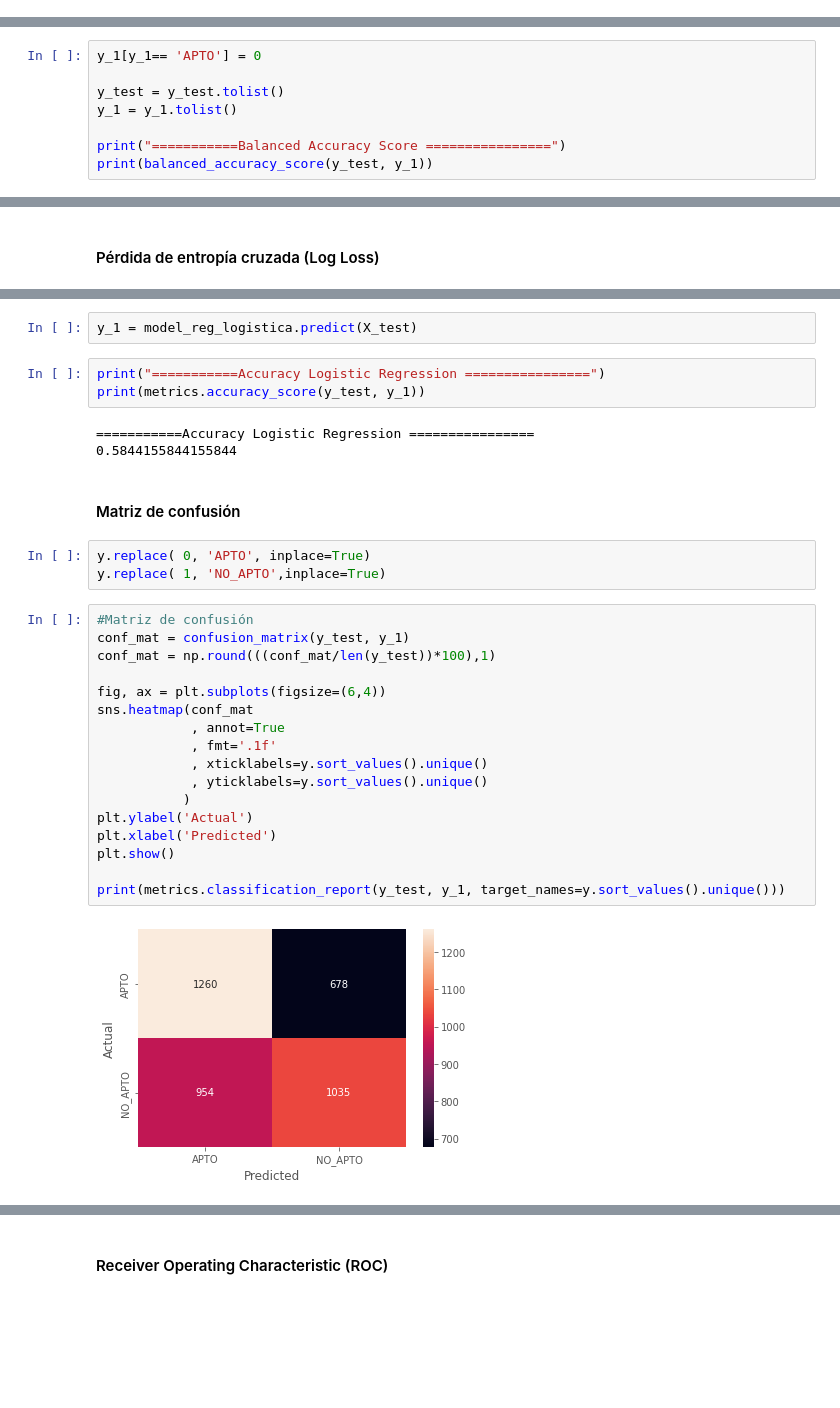
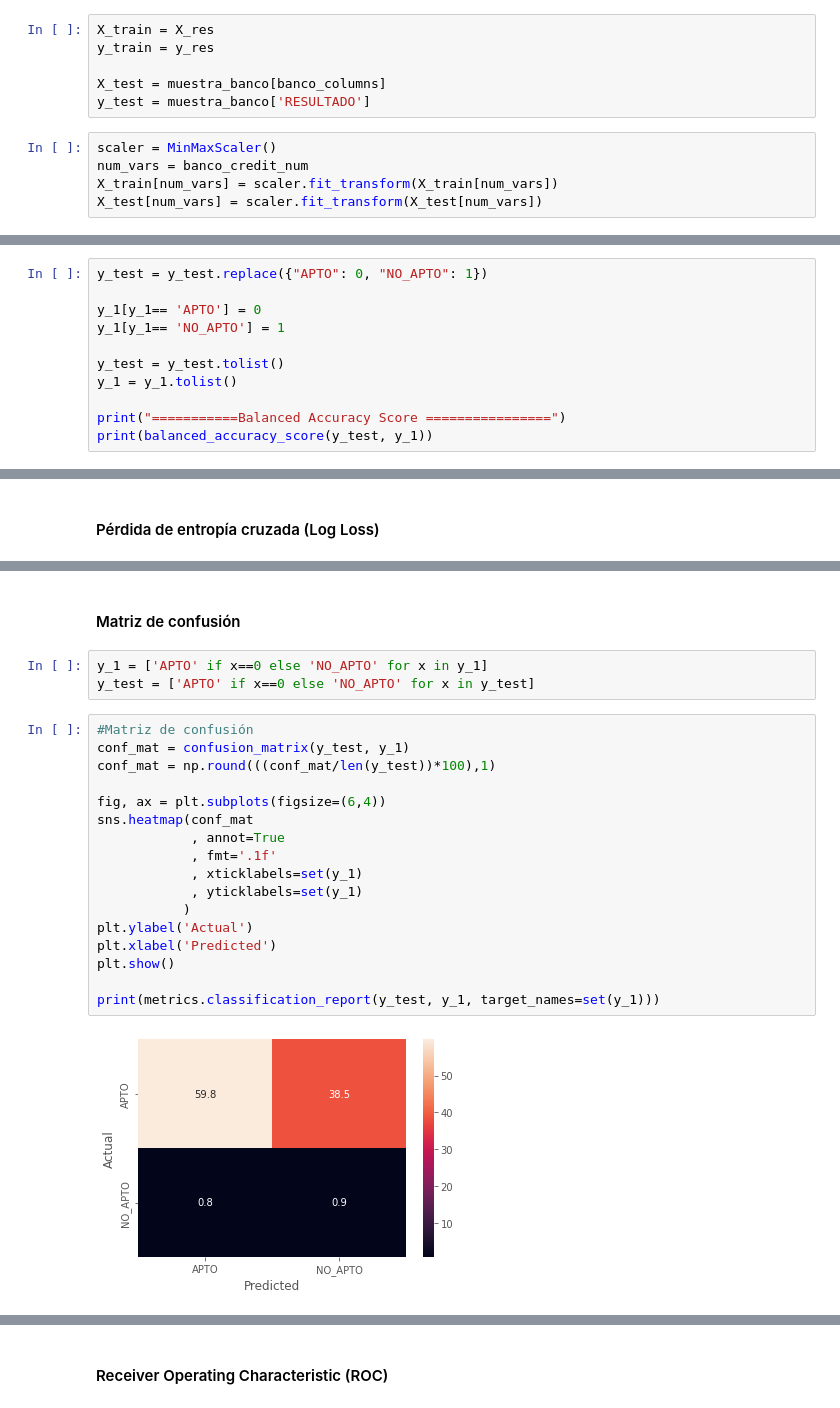
Before and after one commit to mariaimr/Monografia-UdeA, a Jupyter notebook: Monografia_Credit_Card_Approval_Prediction.ipynb, the cells around one changed output, grey strips where cells are left out. Drawn from its saved outputs; the diff is of its cells as text; blank space fills up the shorter version.

```diff
--- a/Monografia_Credit_Card_Approval_Prediction.ipynb
+++ b/Monografia_Credit_Card_Approval_Prediction.ipynb
@@ -970,3 +1147,14 @@ Se crea el modelo con los mejores parámetros obtenidos del método anterior ('C
+# %%
+X_train = X_res
+y_train = y_res
+
+X_test = muestra_banco[banco_columns]
+y_test = muestra_banco['RESULTADO']
+# %%
+scaler = MinMaxScaler()
+num_vars = banco_credit_num
+X_train[num_vars] = scaler.fit_transform(X_train[num_vars])
+X_test[num_vars] = scaler.fit_transform(X_test[num_vars])
 # %%
 model_reg_logistica = LogisticRegression(
     C = best_params_reg_log["C"],
@@ -1043,7 +1181,10 @@ AUC: 0.49
 # %% [markdown]
 #### Balanced accuracy score
 # %%
+y_test = y_test.replace({"APTO": 0, "NO_APTO": 1})
+
 y_1[y_1== 'APTO'] = 0
+y_1[y_1== 'NO_APTO'] = 1
 
 y_test = y_test.tolist()
 y_1 = y_1.tolist()
@@ -1127,34 +1204,26 @@ LogisticRegression(C=0.001, multi_class='ovr', random_state=0,
-# %%
-y_1 = model_reg_logistica.predict(X_test)
-# %%
-print("===========Accuracy Logistic Regression ================")
-print(metrics.accuracy_score(y_test, y_1))
-# %% [output]
-===========Accuracy Logistic Regression ================
-0.5844155844155844
 # %% [markdown]
 #### Matriz de confusión
-# %%
-y.replace( 0, 'APTO', inplace=True)
-y.replace( 1, 'NO_APTO',inplace=True)
+# %%
+y_1 = ['APTO' if x==0 else 'NO_APTO' for x in y_1]
+y_test = ['APTO' if x==0 else 'NO_APTO' for x in y_test]
 # %%
 #Matriz de confusión
 conf_mat = confusion_matrix(y_test, y_1)
 conf_mat = np.round(((conf_mat/len(y_test))*100),1)
 
 fig, ax = plt.subplots(figsize=(6,4))
 sns.heatmap(conf_mat
             , annot=True
             , fmt='.1f'
-            , xticklabels=y.sort_values().unique()
-            , yticklabels=y.sort_values().unique()
+            , xticklabels=set(y_1)
+            , yticklabels=set(y_1)
            )
 plt.ylabel('Actual')
 plt.xlabel('Predicted')
 plt.show()
 
-print(metrics.classification_report(y_test, y_1, target_names=y.sort_values().unique()))
+print(metrics.classification_report(y_test, y_1, target_names=set(y_1)))
 # %% [output]
-[figure, old version]
+[figure, new version]
               precision    recall  f1-score   support
 
```
Also changed, not shown: parts of 217 cells of this notebook.
